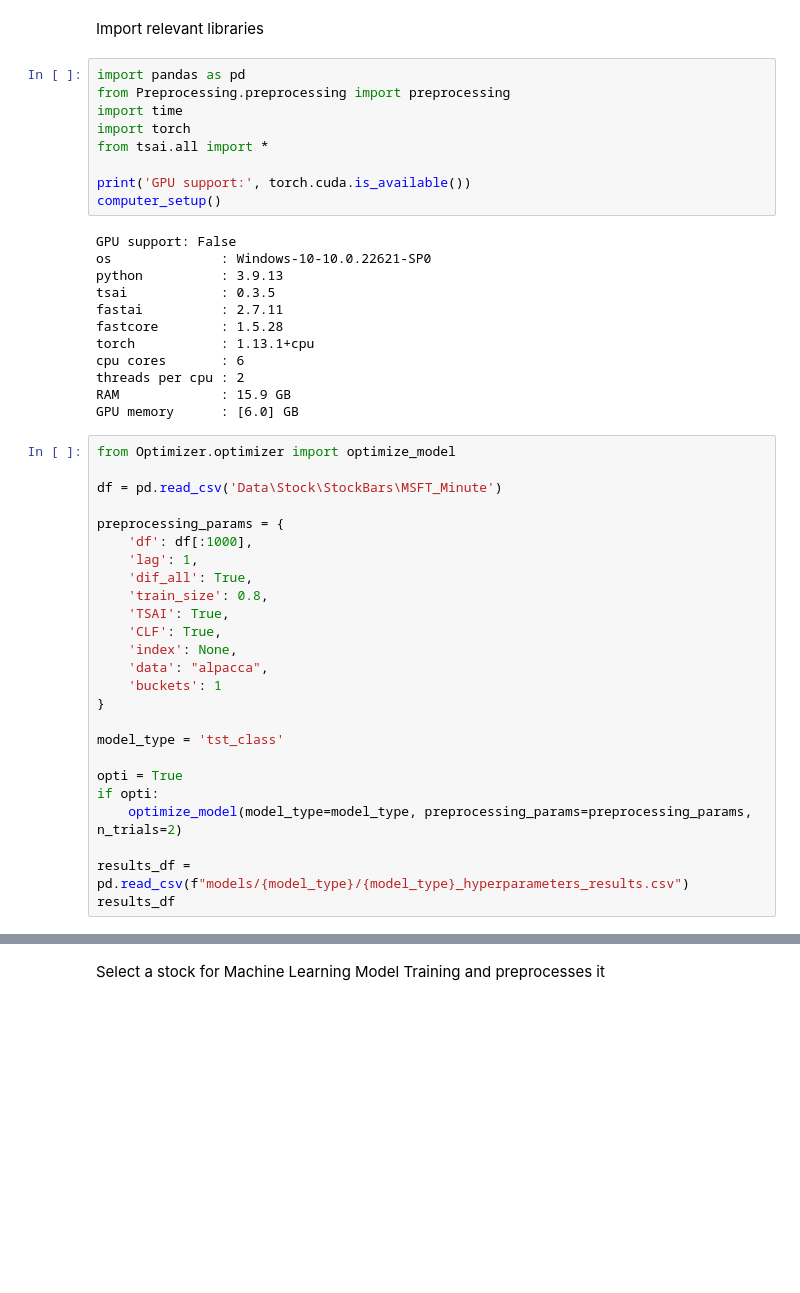
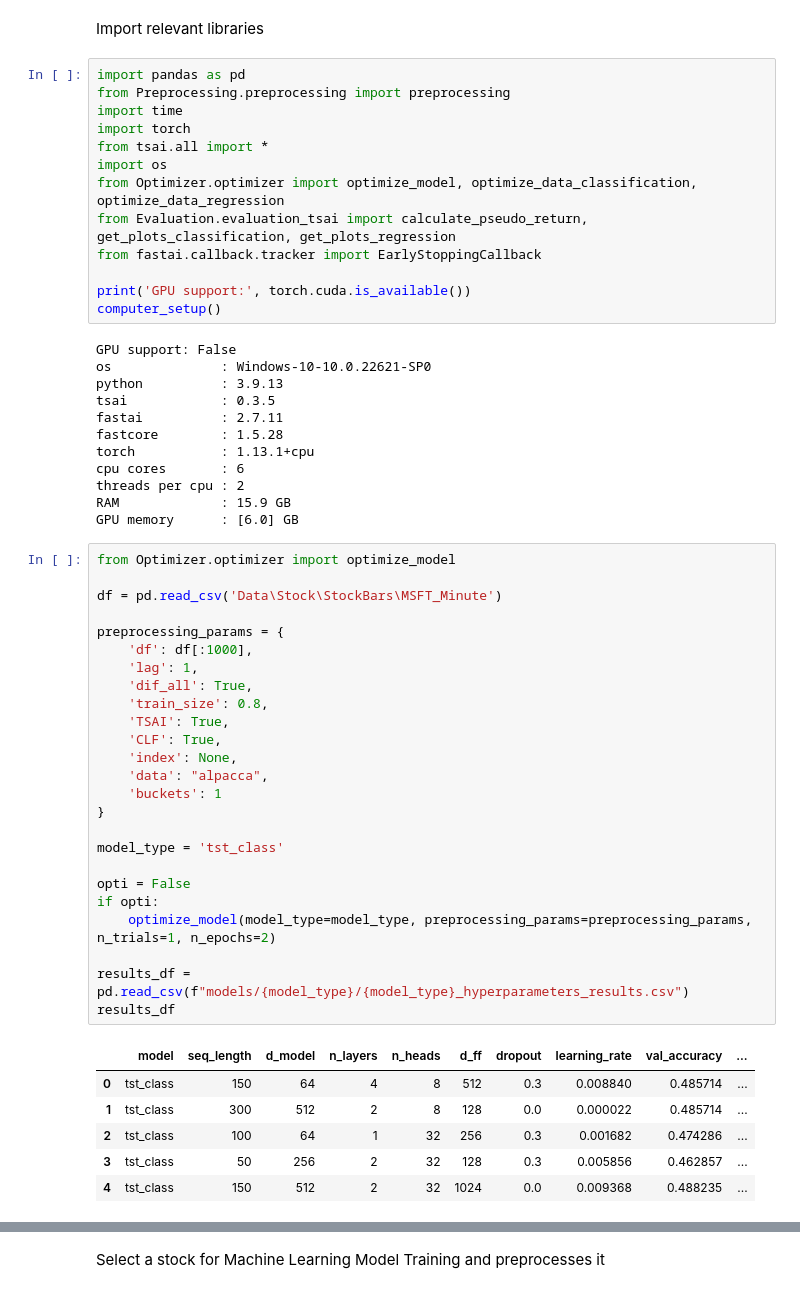
Before and after one commit to lukasmartinsson/Master-Thesis, a Jupyter notebook: main.ipynb, the cells around one changed output, grey strips where cells are left out. Cells and saved outputs as stored; diff of their text form; blank space fills up the shorter version.

```diff
--- a/main.ipynb
+++ b/main.ipynb
@@ -6,6 +6,10 @@ from Preprocessing.preprocessing import preprocessing
 import time
 import torch
 from tsai.all import *
+import os
+from Optimizer.optimizer import optimize_model, optimize_data_classification, optimize_data_regression
+from Evaluation.evaluation_tsai import calculate_pseudo_return, get_plots_classification, get_plots_regression
+from fastai.callback.tracker import EarlyStoppingCallback
 
 print('GPU support:', torch.cuda.is_available())
 computer_setup()
@@ -24,28 +28,35 @@ GPU memory      : [6.0] GB
 # %%
 from Optimizer.optimizer import optimize_model
 
 df = pd.read_csv('Data\Stock\StockBars\MSFT_Minute')
 
 preprocessing_params = {
     'df': df[:1000],
     'lag': 1,
     'dif_all': True,
     'train_size': 0.8,
     'TSAI': True,
     'CLF': True,
     'index': None,
     'data': "alpacca",
     'buckets': 1
 }
 
 model_type = 'tst_class'
 
-opti = True
+opti = False
 if opti:
-    optimize_model(model_type=model_type, preprocessing_params=preprocessing_params, n_trials=2)
+    optimize_model(model_type=model_type, preprocessing_params=preprocessing_params, n_trials=1, n_epochs=2)
 
 results_df = pd.read_csv(f"models/{model_type}/{model_type}_hyperparameters_results.csv")
 results_df
+# %% [output]
+|  | model | seq_length | d_model | n_layers | n_heads | d_ff | dropout | learning_rate | val_accuracy | ... |
+| 0 | tst_class | 150 | 64 | 4 | 8 | 512 | 0.3 | 0.008840 | 0.485714 | ... |
+| 1 | tst_class | 300 | 512 | 2 | 8 | 128 | 0.0 | 0.000022 | 0.485714 | ... |
+| 2 | tst_class | 100 | 64 | 1 | 32 | 256 | 0.3 | 0.001682 | 0.474286 | ... |
+| 3 | tst_class | 50 | 256 | 2 | 32 | 128 | 0.3 | 0.005856 | 0.462857 | ... |
+| 4 | tst_class | 150 | 512 | 2 | 32 | 1024 | 0.0 | 0.009368 | 0.488235 | ... |
 # %%
 from Optimizer.optimizer import optimize_data_classification, optimize_data_regression
 
```
Also changed, not shown: parts of 7 cells of this notebook, 1 other file.
